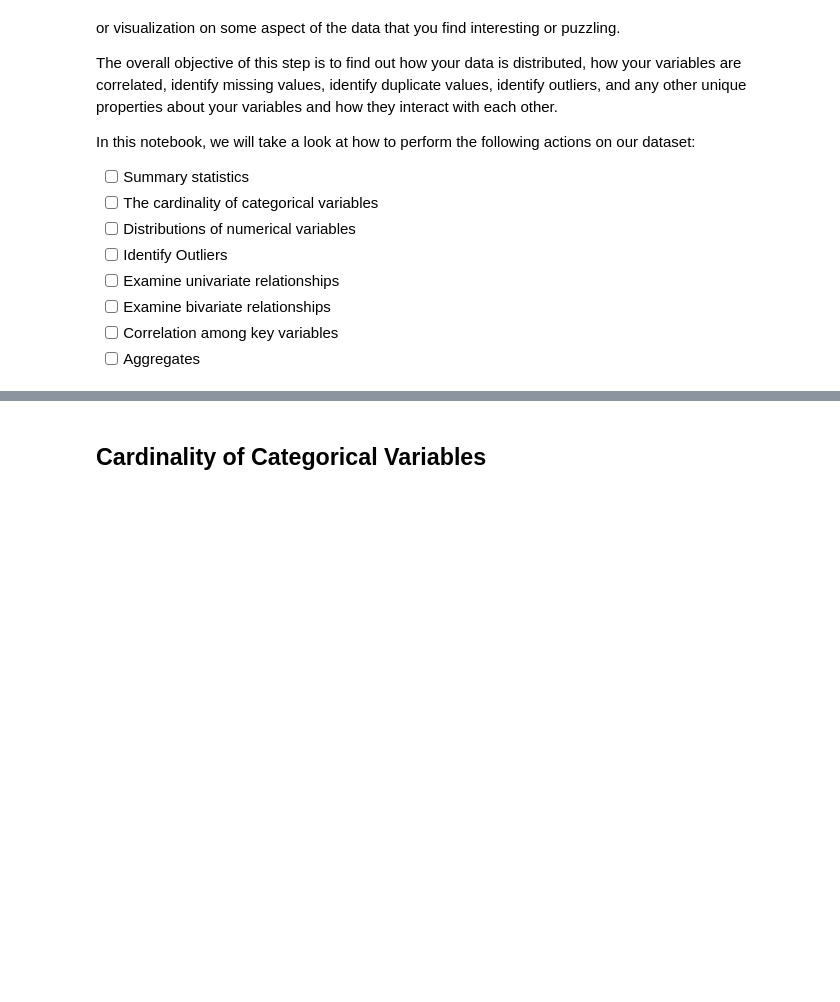
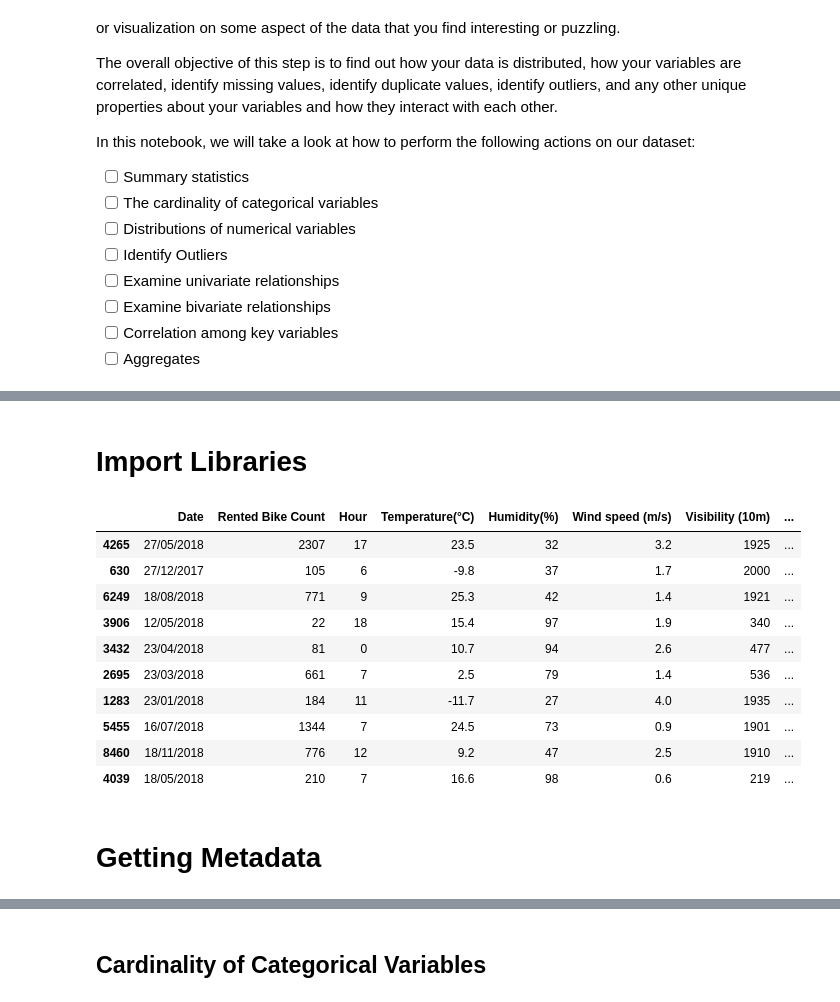
Before and after one commit to drjodyannjones/mdsi_python_seminar_11122023, a Jupyter notebook: exploratory_data_analysis/eda.ipynb, the cells around one changed output, grey strips where cells are left out. Cells and saved outputs as stored; diff of their text form; code cells hidden in the pictures; blank space fills up the shorter version.

```diff
--- a/exploratory_data_analysis/eda.ipynb
+++ b/exploratory_data_analysis/eda.ipynb
@@ -22,3 +22,5 @@ In this notebook, we will take a look at how to perform the following actions on
 <a href="https://clauswilke.com/dataviz/"><img src="../images/fundamentals_data_viz.png" width="200"/></a>
 </div>
 An excellent resource for data visualization (the charting aspects of EDA) is Claus Wilke's text, "Fundamentals of Data Visualization", which can be found <a href="https://clauswilke.com/dataviz/">here</a>.
+# %% [markdown]
+# Import Libraries
@@ -24,0 +34,23 @@ An excellent resource for data visualization (the charting aspects of EDA) is Cl
+# %%
+# Import Dataset
+# Pandas is a rich library with many functions to work with datasets. We import it and use it to read the csv file.
+
+import pandas as pd
+df = pd.read_csv('..\datasets\seoul_bike_data.csv', encoding='ISO-8859-1')
+
+# We use the head method to check the first 5 rows of the dataset.
+df.sample(10)
+# %% [output]
+|  | Date | Rented Bike Count | Hour | Temperature(°C) | Humidity(%) | Wind speed (m/s) | Visibility (10m) | ... |
+| 4265 | 27/05/2018 | 2307 | 17 | 23.5 | 32 | 3.2 | 1925 | ... |
+| 630 | 27/12/2017 | 105 | 6 | -9.8 | 37 | 1.7 | 2000 | ... |
+| 6249 | 18/08/2018 | 771 | 9 | 25.3 | 42 | 1.4 | 1921 | ... |
+| 3906 | 12/05/2018 | 22 | 18 | 15.4 | 97 | 1.9 | 340 | ... |
+| 3432 | 23/04/2018 | 81 | 0 | 10.7 | 94 | 2.6 | 477 | ... |
+| 2695 | 23/03/2018 | 661 | 7 | 2.5 | 79 | 1.4 | 536 | ... |
+| 1283 | 23/01/2018 | 184 | 11 | -11.7 | 27 | 4.0 | 1935 | ... |
+| 5455 | 16/07/2018 | 1344 | 7 | 24.5 | 73 | 0.9 | 1901 | ... |
+| 8460 | 18/11/2018 | 776 | 12 | 9.2 | 47 | 2.5 | 1910 | ... |
+| 4039 | 18/05/2018 | 210 | 7 | 16.6 | 98 | 0.6 | 219 | ... |
+# %% [markdown]
+# Getting Metadata
```
Also changed, not shown: parts of 17 cells of this notebook, 1 other file.
